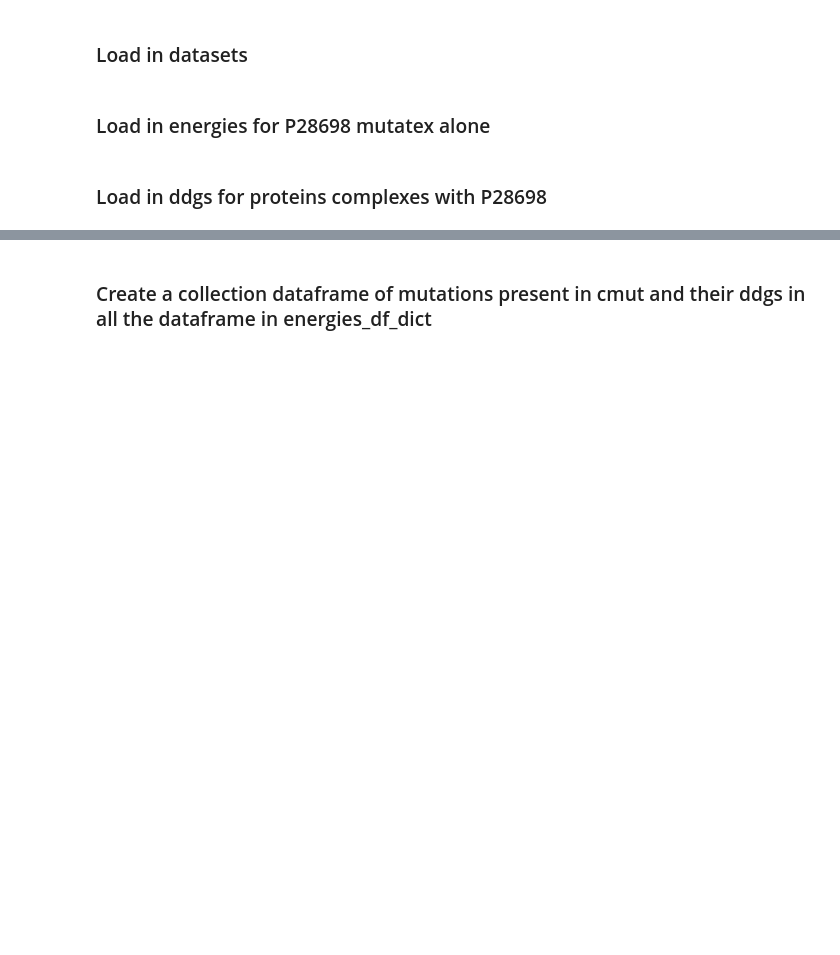
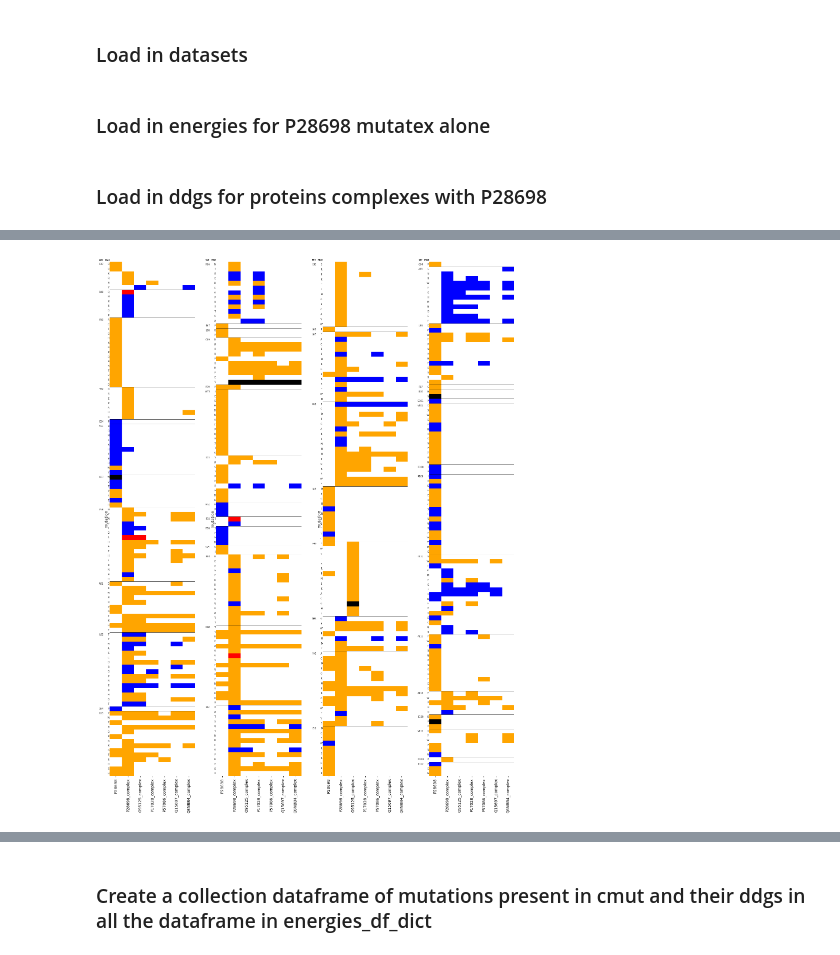
Before and after one commit to thomas-tams-dtu/proteinStructure, a Jupyter notebook: notebooks/09_analysis.ipynb, the cells around one changed output, grey strips where cells are left out. Saved outputs shown, nothing was run; the diff lists cells and outputs as text; code cells hidden in the pictures; blank space fills up the shorter version.

```diff
--- a/notebooks/09_analysis.ipynb
+++ b/notebooks/09_analysis.ipynb
@@ -39,7 +43,7 @@ alphamissense = pd.read_csv('../data/alphamissense/P28698/alphamissense_P28698.t
 cmut_scan = cmut[(cmut['aa_position'] >= start_scan) & (cmut['aa_position'] <= end_scan)]
 
 # Drop all rows with missing values in alt_aa
-cmut_scan = cmut_scan.dropna(subset=['alt_aa'])
+#cmut_scan = cmut_scan.dropna(subset=['alt_aa'])
 
 # Reset index
 cmut_scan = cmut_scan.reset_index(drop=True)
@@ -89,0 +246,8 @@ SyntaxError: invalid character '½' (U+00BD) (3111153235.py, line 7)
+# %%
+for protein, stabilizing_df in stabilizing_residues_protein_class.items():
+    # check unique values in protein column of stabilizing_df
+    print(protein)
+    print(stabilizing_df[protein].unique())
+
+    # Count uniques
+    print(stabilizing_df[protein].value_counts())
@@ -89,0 +274,8 @@ SyntaxError: invalid character '½' (U+00BD) (3111153235.py, line 7)
+# %%
+combined_stabilizing_df = pd.DataFrame()
+for protein, stabilizing_df in stabilizing_residues_protein_class.items():
+    # Full join all protein via mutation column
+    if combined_stabilizing_df.empty:
+        combined_stabilizing_df = stabilizing_df[['mutation', protein]]
+    else:
+        combined_stabilizing_df = pd.merge(combined_stabilizing_df, stabilizing_df[['mutation', protein]], on='mutation', how='outer')
@@ -89,0 +393,62 @@ SyntaxError: invalid character '½' (U+00BD) (3111153235.py, line 7)
+# %%
+# Create subplot of two horizontal plots
+fig, axs = plt.subplots(1, 4, figsize=(15, 20))
+axs = axs.ravel()
+
+sns.set(font_scale=0.5)
+sns.set_style("whitegrid")
+
+
+for j, combined_copy_ in enumerate([combined_copy1, combined_copy2, combined_copy3, combined_copy4]):
+    if j == 0:
+        ax = axs[0]
+    elif j == 1:
+        ax = axs[1]
+    elif j == 2:
+        ax = axs[2]
+    elif j == 3:
+        ax = axs[3]
+
+    sns.heatmap(combined_copy_[proteins], cmap=cmap, norm=norm, cbar=False, ax=ax, yticklabels=False)
+    ax.tick_params(axis='x', labelsize=10)  # Set the text size to 15
+
+
+
+    # Plot y-axis labels as horizontal bars describing the common 'resi_n' for each unique number in resi_n
+    ax.text(-0.2, -0.4, 'Mut', ha='center', va='center', fontweight='bold')
+    ax.text(-0.7, -0.4, 'WT', ha='center', va='center', fontweight='bold')
+
+
+    wt_resi_n_plotted = []
+    for i, wt_resi_n in enumerate(combined_copy_['wt_resi_n']):
+        if wt_resi_n not in wt_resi_n_plotted:
+            ax.text(-0.7, i+0.5, wt_resi_n, ha='center', va='center')
+            wt_resi_n_plotted.append(wt_resi_n)
+
+        ax.text(-0.1, i+0.5, combined_copy_['mut_aa'][i], ha='center', va='center')
+
+        # Plot a bar at the end of each unique resi_n
+        if i > 0 and wt_resi_n != combined_copy_['wt_resi_n'][i-1]:
+            ax.axhline(i, color='black', linewidth=0.5)
+
+
+plt.ylabel('')  # Remove the y-axis label
+
+
+"""# Create a separate colorbar
+cbar = plt.colorbar(ax.collections[0],
+                    ax=axs[-1], label='Category',
+                    ticks=[0.5, 1.5, 2.5, 3.5, 4.5],
+                    shrink =0.3,
+                    format=mticker.FuncFormatter(lambda val, loc: list(int_mapping.keys())[int(val)]))
+cbar.set_label('Category', rotation=270, labelpad=15, size=15)
+
+cbar.ax.tick_params(labelsize=10)  # Set the text size to 10"""
+
+
+plt.yticks(rotation=0)
+plt.tight_layout()
+plt.subplots_adjust(wspace=0.25)
+fig.savefig(f'../results/heatmaps_all.png', dpi=500)
+print(ax.collections[0])
+# %% [output]
@@ -89,0 +456 @@ SyntaxError: invalid character '½' (U+00BD) (3111153235.py, line 7)
+[figure, added]
```
Also changed, not shown: parts of 32 cells of this notebook, 1 other file.
